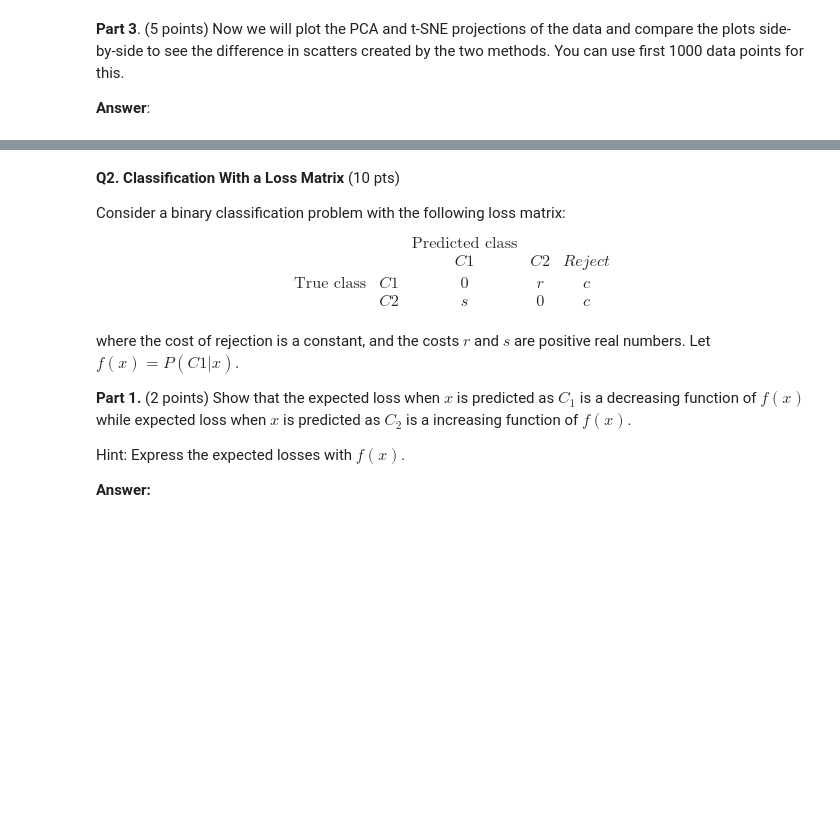
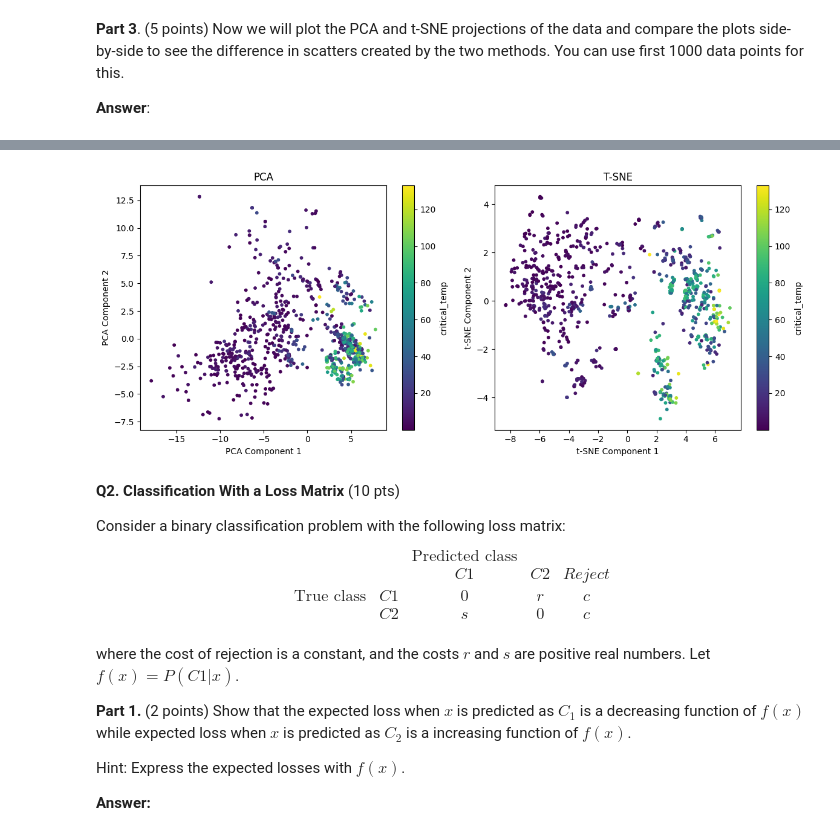
Before and after one commit to AHMerrill/ml-4, a Jupyter notebook: Zan_Merrill_ahm2452_HW4.ipynb, the cells around one changed output, grey strips where cells are left out. Saved outputs shown, nothing was run; the diff lists cells and outputs as text; code cells hidden in the pictures; blank space fills up the shorter version.

```diff
--- a/Zan_Merrill_ahm2452_HW4.ipynb
+++ b/Zan_Merrill_ahm2452_HW4.ipynb
@@ -119,35 +307,47 @@ from sklearn.manifold import TSNE
 # %%
 from sklearn.decomposition import PCA
+from sklearn.manifold import TSNE
+import matplotlib.pyplot as plt
 
 ### START CODE ###
 ## Obtain components from PCA
-
+pca = PCA(n_components=2, random_state=42)
+X_pca = pca.fit_transform(X[sample_idx])
 ### END CODE ###
 
 ### START CODE ###
 ## Obtain components from t-SNE
-
+tsne_2d = TSNE(n_components=2, perplexity=300, max_iter=300, random_state=42)
+X_tsne_2d = tsne_2d.fit_transform(X[sample_idx])
 ### END CODE ###
 
 # Plot side-by-side
-plt.figure(figsize=(12, 5))  # Adjust the figure size as needed
+plt.figure(figsize=(12, 5))
 
-plt.subplot(1, 2, 1)  # 1 row, 2 columns, select the first subplot
+plt.subplot(1, 2, 1)
 plt.title('PCA')
 ### START CODE ###
 ## Left plot: scatter plot of PCA results for the first 1000 data points
-
+plt.scatter(X_pca[:, 0], X_pca[:, 1], c=y_sample, cmap='viridis', s=10)
+plt.colorbar(label='critical_temp')
+plt.xlabel('PCA Component 1')
+plt.ylabel('PCA Component 2')
 ### END CODE ###
 
-plt.subplot(1, 2, 2)  # 1 row, 2 columns, select the second subplot
+plt.subplot(1, 2, 2)
 plt.title('T-SNE')
 ### START CODE ###
 ## Right plot: scatter plot of t-SNE results for the first 1000 data points
-
+plt.scatter(X_tsne_2d[:, 0], X_tsne_2d[:, 1], c=y_sample, cmap='viridis', s=10)
+plt.colorbar(label='critical_temp')
+plt.xlabel('t-SNE Component 1')
+plt.ylabel('t-SNE Component 2')
 ### END CODE ###
 
 plt.tight_layout()
 plt.show()
+# %% [output]
+[figure, added]
 # %% [markdown]
 **Q2. Classification With a Loss Matrix** (10 pts) <a name='Q2' />
 
```
Also changed, not shown: parts of 17 cells of this notebook.
